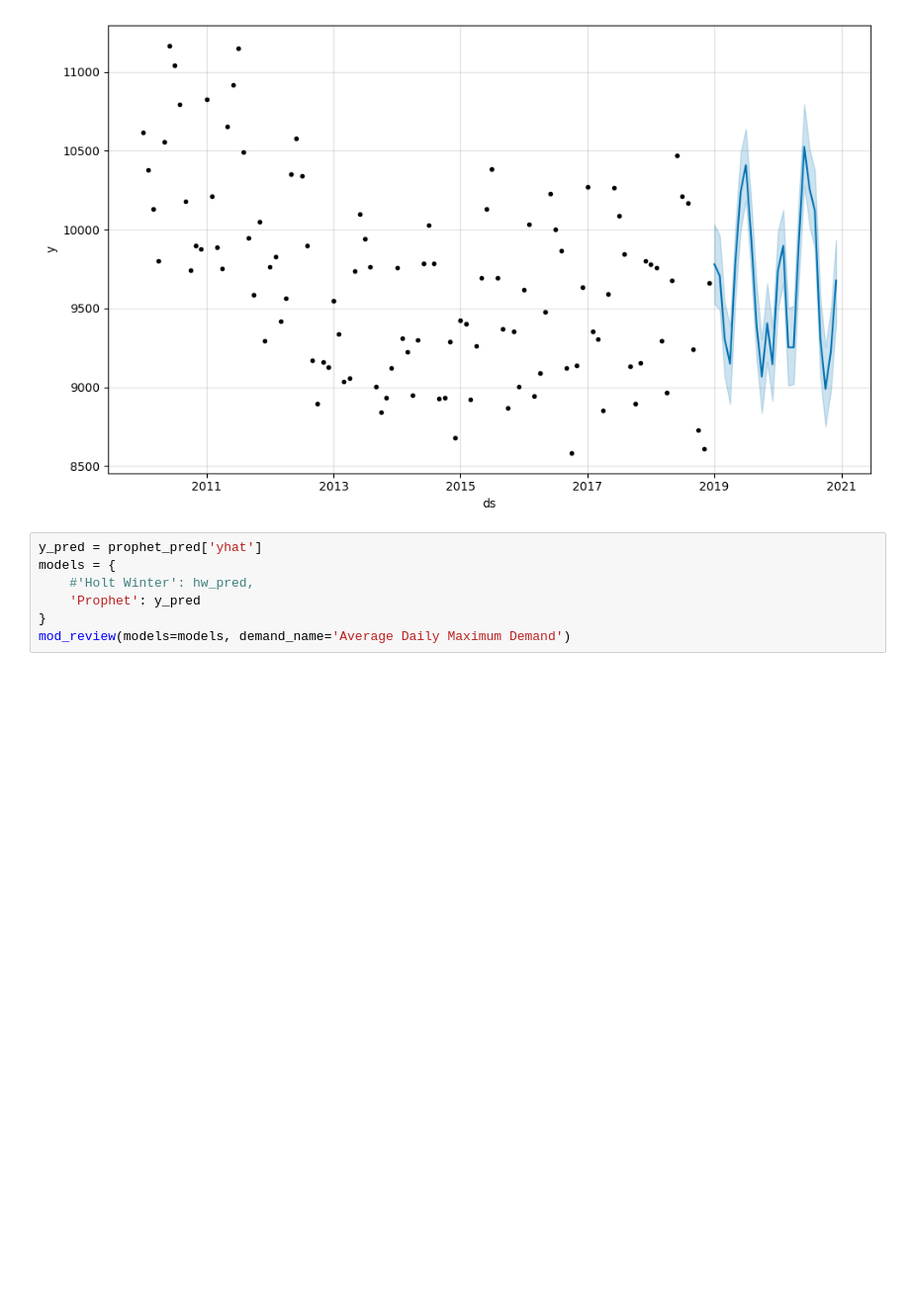
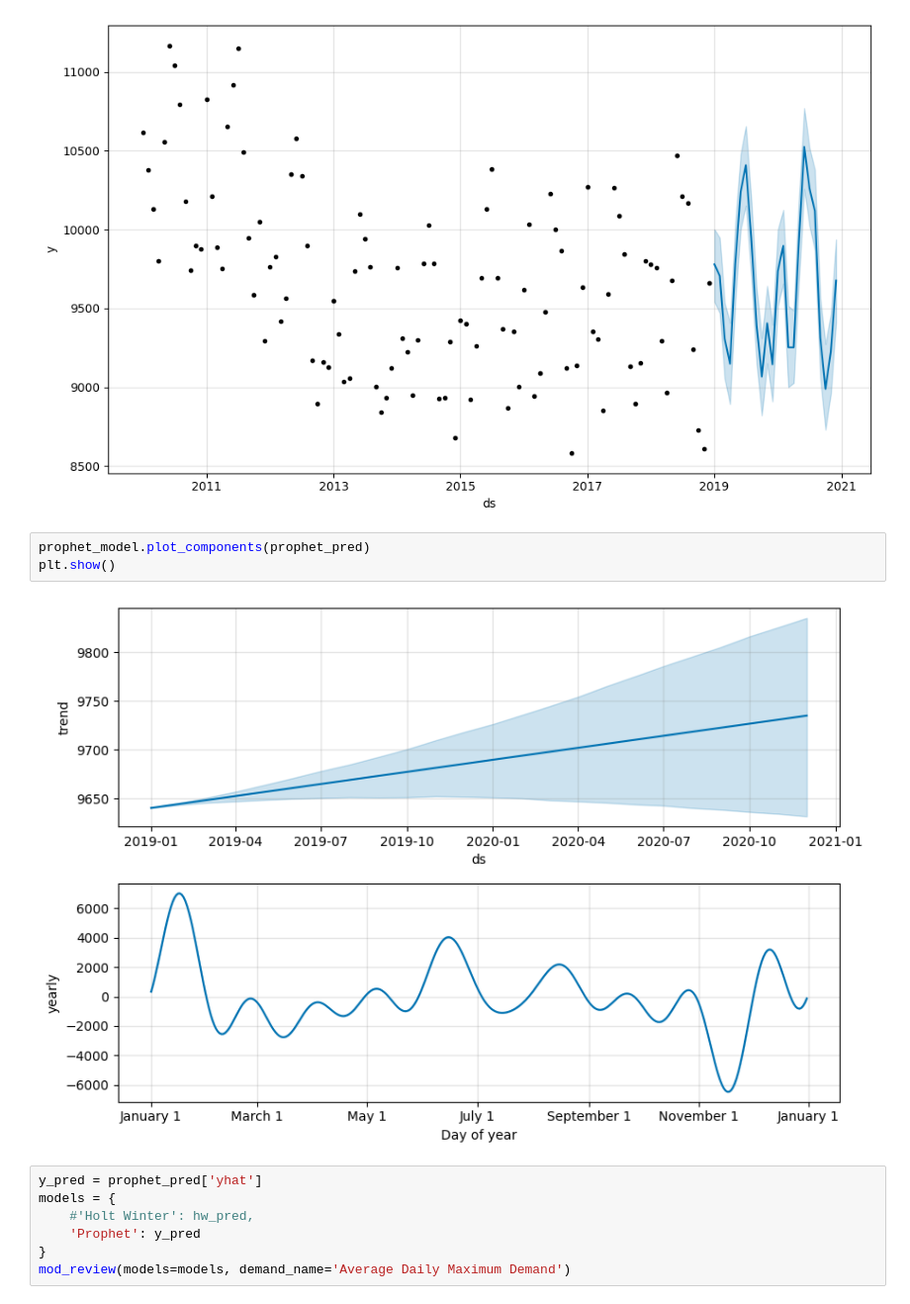
Before and after one commit to Z5429/ZZSC9020-Group-P, a Jupyter notebook: src/prophet.ipynb, the cells around one changed output. Shown at 99% size. Cells and saved outputs as stored; diff of their text form; blank space fills up the shorter version.

```diff
--- a/src/prophet.ipynb
+++ b/src/prophet.ipynb
@@ -182,6 +182,11 @@ prophet_model.plot(prophet_pred)
 plt.show()
 # %% [output]
 [figure]
+# %%
+prophet_model.plot_components(prophet_pred)
+plt.show()
+# %% [output]
+[figure, added]
 # %%
 y_pred = prophet_pred['yhat']
 models = {
```
Also changed, not shown: parts of 4 cells of this notebook.
